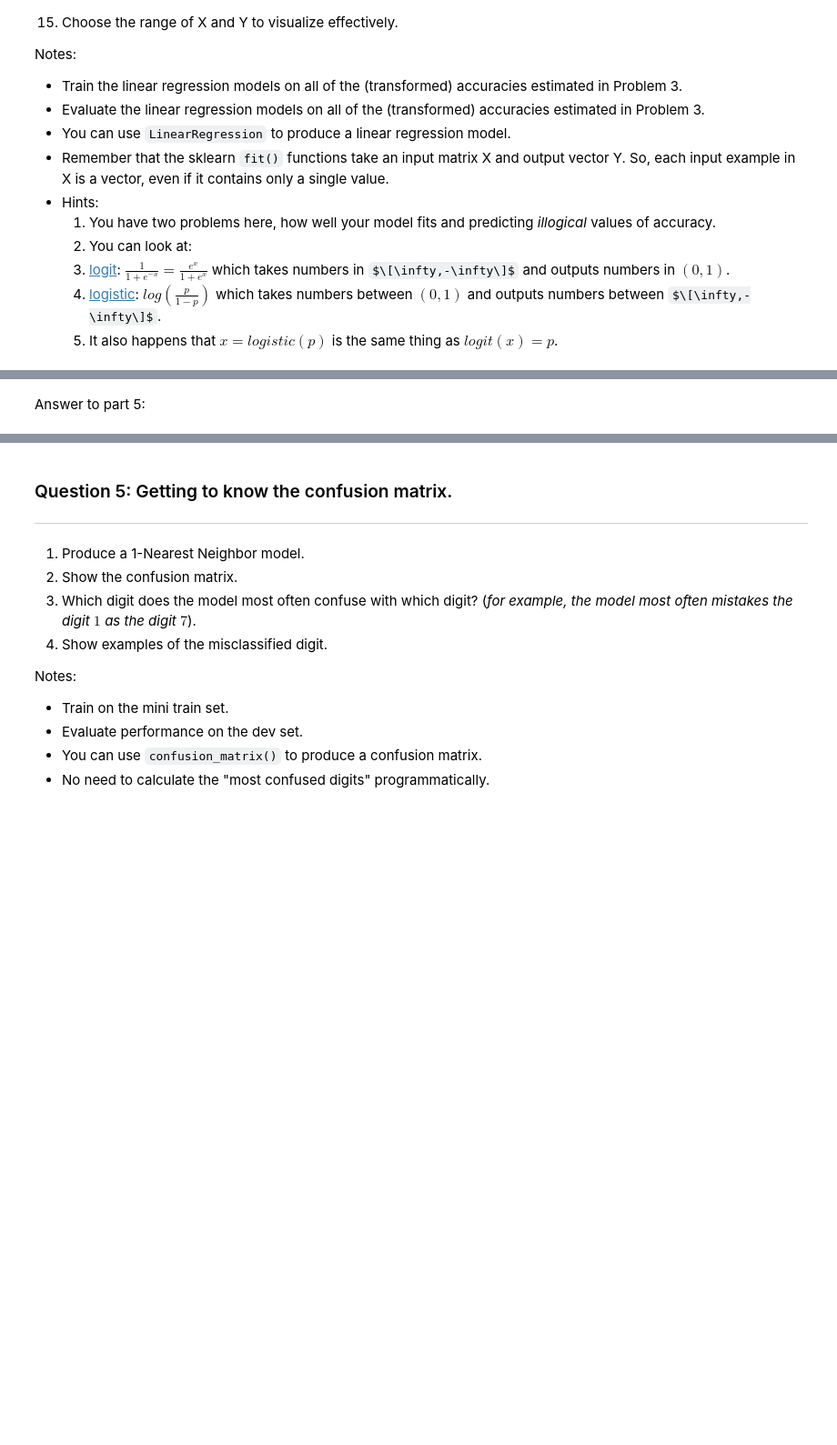
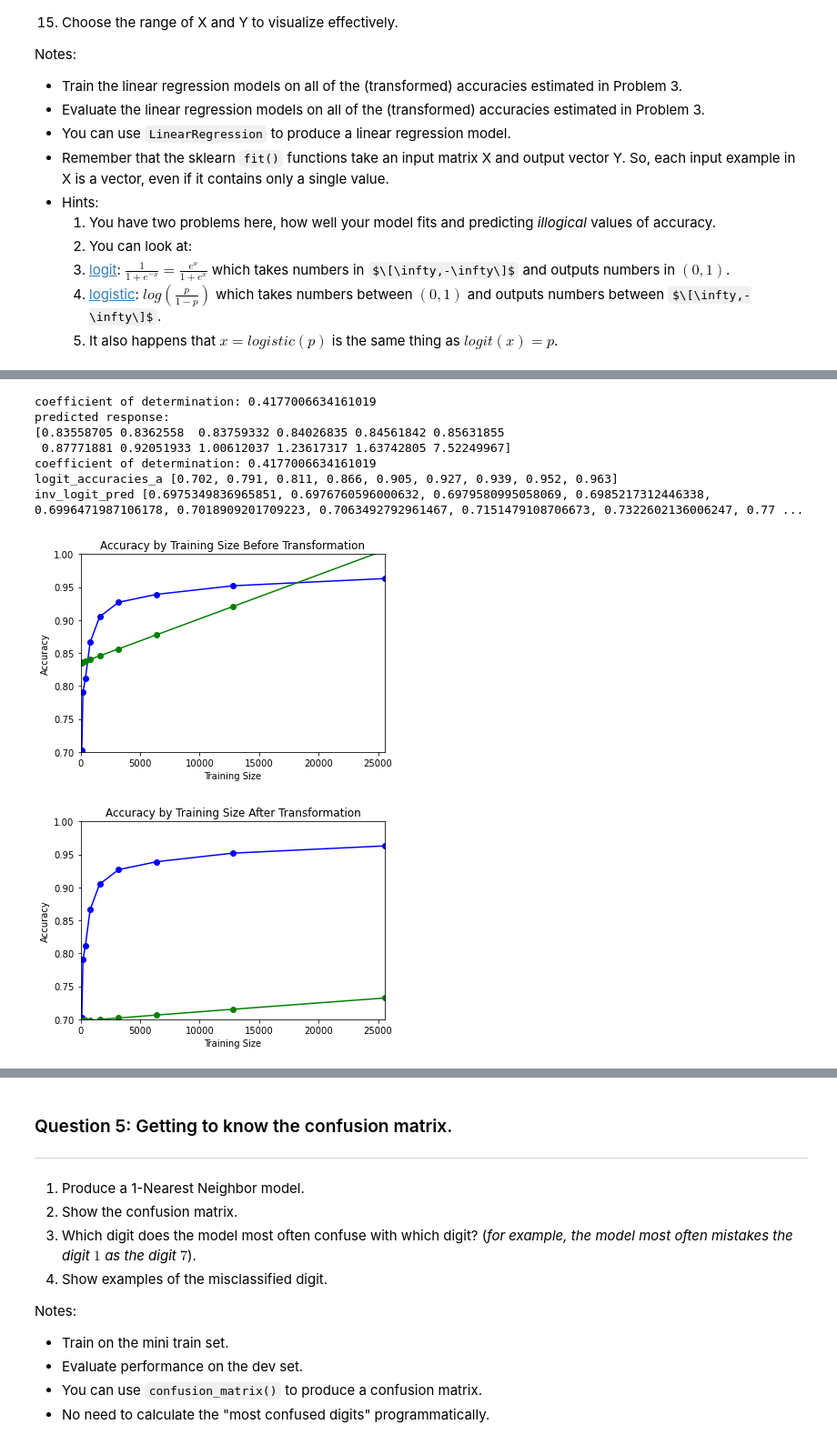
Before and after one commit to ssburgan/w207_coursework, a Jupyter notebook: Sybil_SantosBurgan_project1.ipynb, the cells around one changed output, grey strips where cells are left out. Shown at 91% size. Cells and saved outputs as stored; diff of their text form; code cells hidden in the pictures; some formulas as TeX source; blank space fills up the shorter version.

Commit message:
updates to quesiton 4 and 5

```diff
--- a/Sybil_SantosBurgan_project1.ipynb
+++ b/Sybil_SantosBurgan_project1.ipynb
@@ -382,2 +308,76 @@ Coefficient of determination: 0.62
-# %% [markdown]
-Answer to part 5:
+# %%
+import math
+def inv_logit(p):
+    return math.exp(p) / (1 + math.exp(p))
+
+def logit(p):
+    return math.log(p)- math.log(1 -p)
+
+def Q4(train_sizes_a, accuracies_a, train_sizes_b, accuracies_b):
+
+### STUDENT START ###
+
+    # Create linear regression object and train
+    lr = LinearRegression().fit(train_sizes_a, accuracies_a)
+
+    #Once model is fitted get the results to check whether the model works satisfactorily and interpret it.
+    #score returns the coefficient of determination - R^2 of the prediction.
+    r_sq = lr.score(train_sizes_a, accuracies_a)
+    print('coefficient of determination:', r_sq)
+
+    #Predict response
+    #Evaluate on the new set.
+    pred = lr.predict(train_sizes_b)
+
+    print('predicted response:', pred, sep='\n')
+
+    plt.figure()
+    plt.plot(train_sizes_a, accuracies_a, marker='o', color='b')
+    plt.plot(train_sizes_b, pred,  marker='o', color='g')
+    plt.xlim(0, 25600)
+    plt.ylim(0.70, 1)
+    plt.title('Accuracy by Training Size Before Transformation')
+    plt.ylabel('Accuracy')
+    plt.xlabel('Training Size')
+
+    #Transform accuracies
+    logit_accuracies_a  = [logit(i) for i in accuracies_a]
+    lr2 = LinearRegression().fit(train_sizes_a, logit_accuracies_a)
+    r_sq2 = lr.score(train_sizes_a, accuracies_a)
+    print('coefficient of determination:', r_sq2)
+
+    print("logit_accuracies_a", accuracies_a)
+
+    inv_logit_pred  = [inv_logit(i) for i in pred]
+    print("inv_logit_pred", inv_logit_pred)
+    plt.figure()
+    plt.plot(train_sizes_a, accuracies_a, marker='o', color='b')
+    plt.plot(train_sizes_b, inv_logit_pred,  marker='o', color='g')
+    plt.xlim(0, 25600)
+    plt.ylim(0.70, 1)
+    plt.title('Accuracy by Training Size After Transformation')
+    plt.ylabel('Accuracy')
+    plt.xlabel('Training Size')
+
+    plt.show()
+### STUDENT END ###
+
+#Quesiton 3
+accuracies_a = accuracies
+train_sizes_a = np.array(train_sizes).reshape((-1, 1))
+new_training_size = train_sizes + [60000, 120000, 1000000]
+
+train_sizes_b = np.array(new_training_size).reshape((-1, 1))
+accuracies_b = []
+
+Q4(train_sizes_a, accuracies_a, train_sizes_b, accuracies_b)
+# %% [output]
+coefficient of determination: 0.4177006634161019
+predicted response:
+[0.83558705 0.8362558  0.83759332 0.84026835 0.84561842 0.85631855
+ 0.87771881 0.92051933 1.00612037 1.23617317 1.63742805 7.52249967]
+coefficient of determination: 0.4177006634161019
+logit_accuracies_a [0.702, 0.791, 0.811, 0.866, 0.905, 0.927, 0.939, 0.952, 0.963]
+inv_logit_pred [0.6975349836965851, 0.6976760596000632, 0.6979580995058069, 0.6985217312446338, 0.6996471987106178, 0.7018909201709223, 0.7063492792961467, 0.7151479108706673, 0.7322602136006247, 0.77 ...
+[figure, added]
+[figure, added]
```
Also changed, not shown: parts of 5 cells of this notebook.
